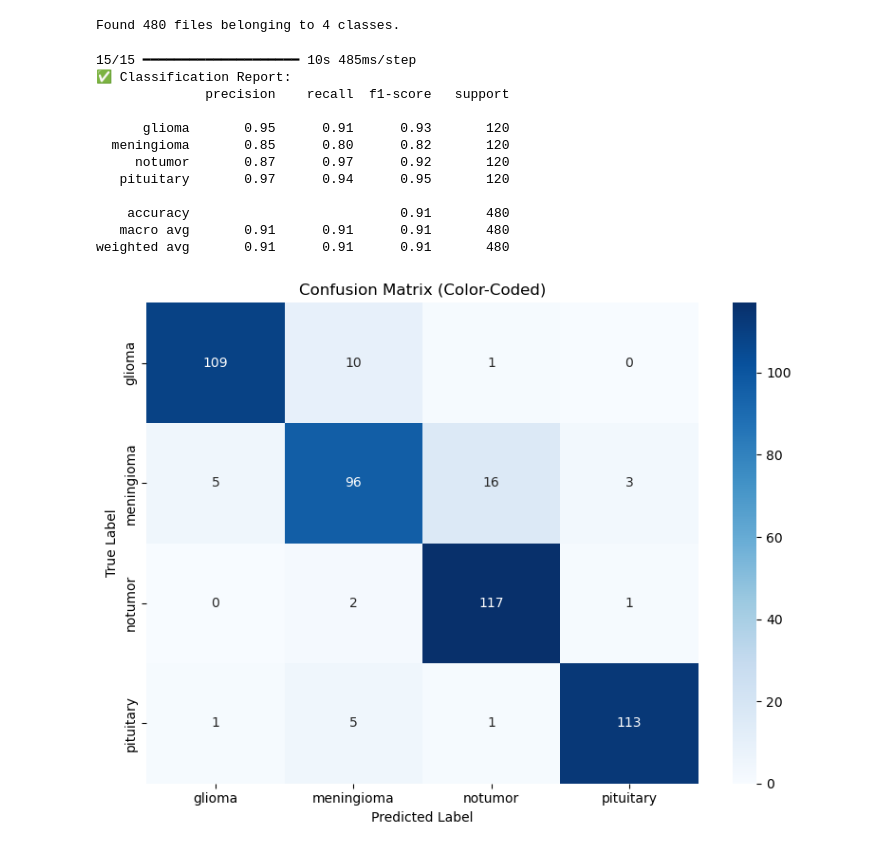
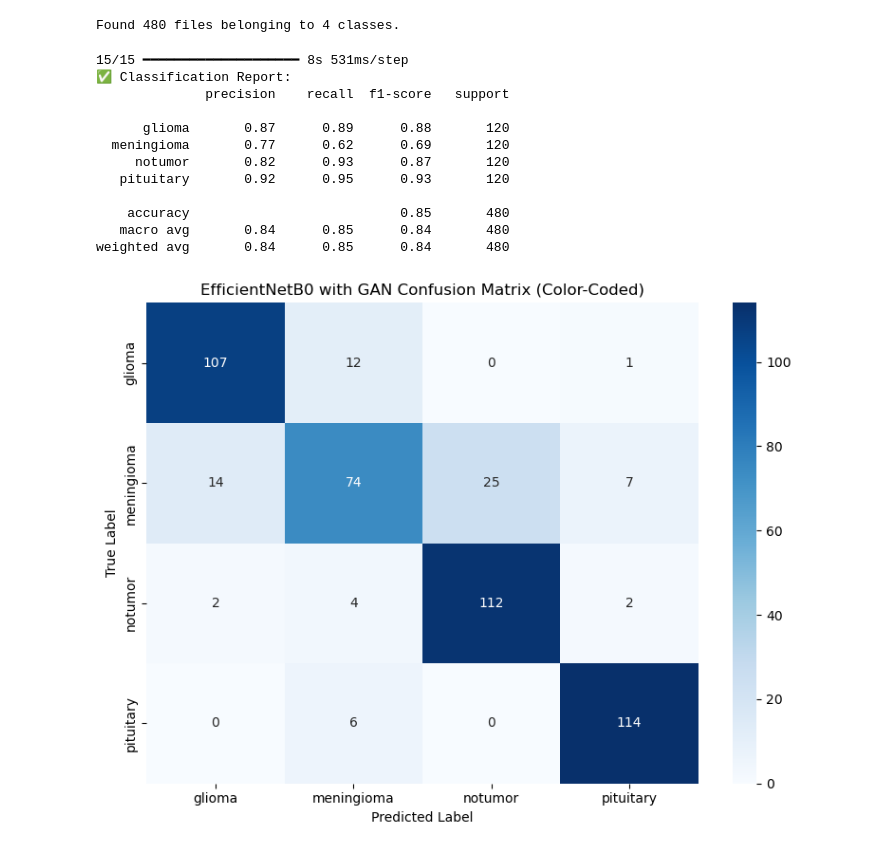
Before and after one commit to yongfarm-sit/CSC3019_Project, a Jupyter notebook: EfficientNetB0_GAN.ipynb, the cells around one changed output. Drawn from its saved outputs; the diff is of its cells as text; code cells hidden in the pictures.

```diff
--- a/EfficientNetB0_GAN.ipynb
+++ b/EfficientNetB0_GAN.ipynb
@@ -182,16 +182,16 @@ plt.show()
 # %% [output]
 [figure]
 # %%
-# === Define a test dataset using part of the original dataset (for demo/comparison) ===
+# === Define test dataset from ./test ===
 
-TEST_DATASET_DIR = ORIGINAL_DATASET_DIR  # Ideally should be a separate 'test' folder
+TEST_DATASET_DIR = './test'
 
 test_ds = tf.keras.preprocessing.image_dataset_from_directory(
     TEST_DATASET_DIR,
     label_mode='categorical',
     image_size=IMG_SIZE,
     batch_size=BATCH_SIZE,
-    shuffle=False  # <-- important for evaluation
+    shuffle=False
 )
 # %% [output]
 Found 480 files belonging to 4 classes.
@@ -211,40 +211,40 @@ import seaborn as sns
 #     label_mode='categorical',
 #     shuffle=False
 # )
 
 # Get true and predicted labels
 y_true = np.concatenate([y.numpy() for x, y in test_ds])
 y_pred_probs = model.predict(test_ds)
 y_pred = np.argmax(y_pred_probs, axis=1)
 y_true = np.argmax(y_true, axis=1)
 
 # === Classification Report
 print("✅ Classification Report:")
 print(classification_report(y_true, y_pred, target_names=class_names))
 
 # === Confusion Matrix
 cm = confusion_matrix(y_true, y_pred)
 cm_df = pd.DataFrame(cm, index=class_names, columns=class_names)
 
 # Plot Confusion Matrix
 plt.figure(figsize=(8, 6))
 sns.heatmap(cm_df, annot=True, fmt='d', cmap='Blues', cbar=True)
-plt.title('Confusion Matrix (Color-Coded)')
+plt.title('EfficientNetB0 with GAN Confusion Matrix (Color-Coded)')
 plt.xlabel('Predicted Label')
 plt.ylabel('True Label')
 plt.tight_layout()
 plt.show()
 # %% [output]
-15/15 ━━━━━━━━━━━━━━━━━━━━ 10s 485ms/step
+15/15 ━━━━━━━━━━━━━━━━━━━━ 8s 531ms/step
 ✅ Classification Report:
               precision    recall  f1-score   support
 
-      glioma       0.95      0.91      0.93       120
-  meningioma       0.85      0.80      0.82       120
-     notumor       0.87      0.97      0.92       120
-   pituitary       0.97      0.94      0.95       120
+      glioma       0.87      0.89      0.88       120
+  meningioma       0.77      0.62      0.69       120
+     notumor       0.82      0.93      0.87       120
+   pituitary       0.92      0.95      0.93       120
 
-    accuracy                           0.91       480
-   macro avg       0.91      0.91      0.91       480
-weighted avg       0.91      0.91      0.91       480
+    accuracy                           0.85       480
+   macro avg       0.84      0.85      0.84       480
+weighted avg       0.84      0.85      0.84       480
-[figure, old version]
+[figure, new version]
```
Also changed, not shown: 2 other files.
